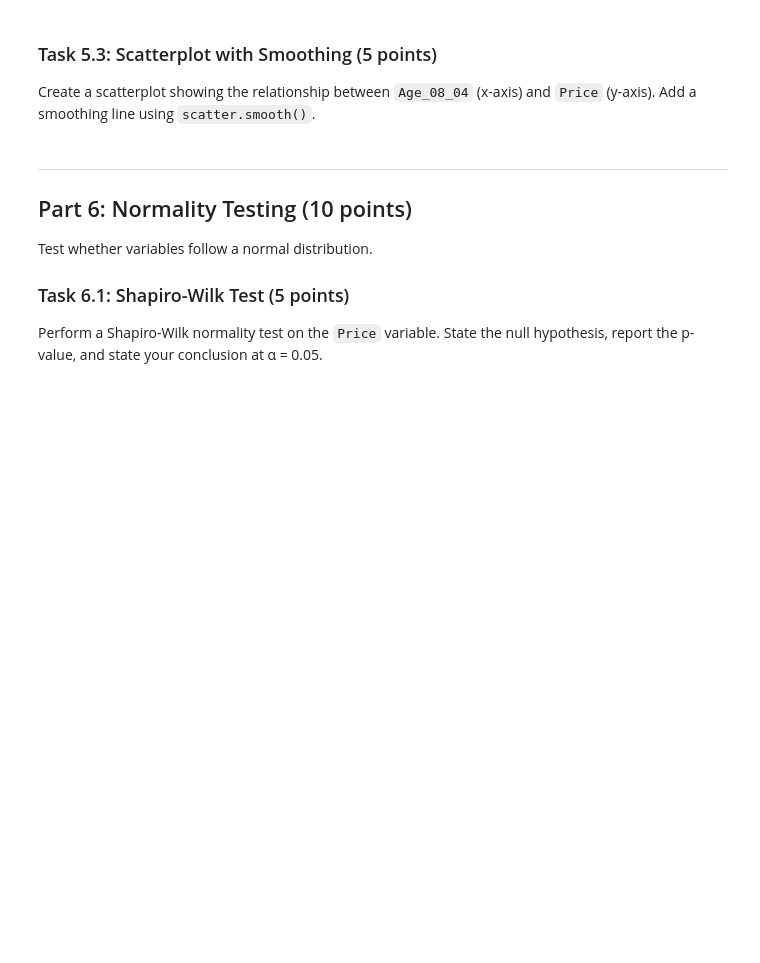
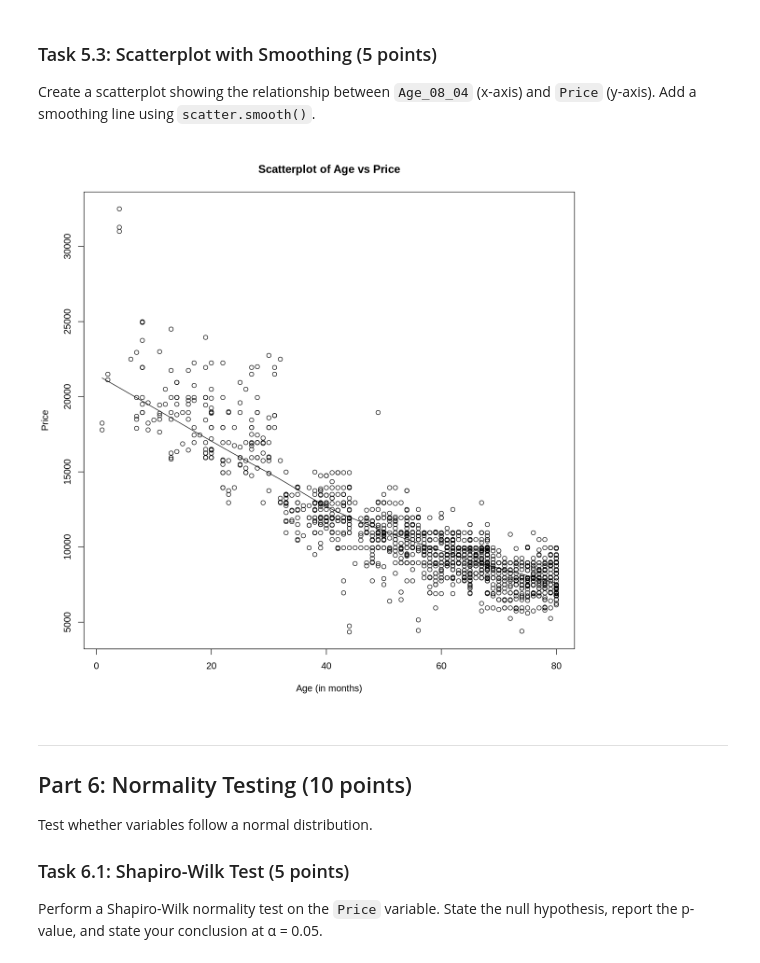
Before and after one commit to nick3616238/musical-potato, a Jupyter notebook: assignment/Homework/Gest_Nicholas_12345678_Exercise1.ipynb, the cells around one changed output. Saved outputs shown, nothing was run; the diff lists cells and outputs as text; code cells hidden in the pictures; blank space fills up the shorter version.

```diff
--- a/assignment/Homework/Gest_Nicholas_12345678_Exercise1.ipynb
+++ b/assignment/Homework/Gest_Nicholas_12345678_Exercise1.ipynb
@@ -382,6 +586,15 @@ Create a density plot for the `KM` (mileage) variable. Add appropriate title and
 Create a scatterplot showing the relationship between `Age_08_04` (x-axis) and `Price` (y-axis). Add a smoothing line using `scatter.smooth()`.
 # %%
 # YOUR CODE HERE
+scatter.smooth(
+  x = toyota.df$Age_08_04,
+  y = toyota.df$Price,
+  main = "Scatterplot of Age vs Price",
+  xlab = "Age (in months)",
+  ylab = "Price"
+)
+# %% [output]
+[figure, added]
 # %% [markdown]
 ---
 
```
Also changed, not shown: parts of 28 cells of this notebook.
